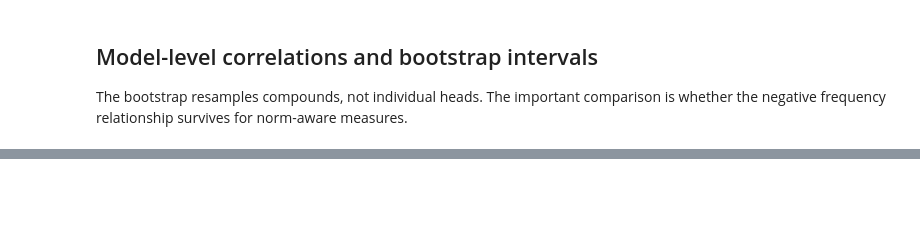
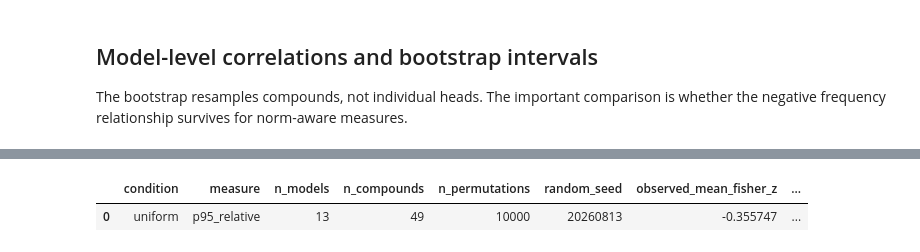
Before and after one commit to trishasalas/available-but-unreachable, a Jupyter notebook: notebooks/effective-binding-analysis.ipynb, the cells around one changed output, grey strips where cells are left out. Saved outputs shown, nothing was run; the diff lists cells and outputs as text; code cells hidden in the pictures; blank space fills up the shorter version.

```diff
--- a/notebooks/effective-binding-analysis.ipynb
+++ b/notebooks/effective-binding-analysis.ipynb
@@ -238,0 +243,80 @@ Saved: /Users/trishasalas/Repos/Research/tmlr/results/analysis/effective_binding
+# %%
+N_PERMUTATIONS = 10_000
+PRIMARY_MEASURE = "p95_relative"
+
+compound_order = sorted(summary["compound"].unique())
+if len(compound_order) != 49:
+    raise ValueError(
+        f"Expected 49 compounds for the preregistered test, found {len(compound_order)}."
+    )
+
+model_order = list(
+    summary[["family", "model"]]
+    .drop_duplicates()
+    .sort_values(["family", "model"])
+    .itertuples(index=False, name=None)
+)
+if len(model_order) != 13:
+    raise ValueError(
+        f"Expected 13 models for the preregistered test, found {len(model_order)}."
+    )
+frequency_by_compound = (
+    summary[["compound", "log_frequency"]]
+    .drop_duplicates("compound")
+    .set_index("compound")
+    .loc[compound_order, "log_frequency"]
+    .to_numpy()
+)
+
+measure_by_model = []
+observed_rhos = []
+for family, model_name in model_order:
+    group = (
+        summary[(summary["family"] == family) & (summary["model"] == model_name)]
+        .set_index("compound")
+        .loc[compound_order]
+    )
+    values = group[PRIMARY_MEASURE].to_numpy()
+    if len(values) != len(compound_order) or not np.isfinite(values).all():
+        raise ValueError(f"Incomplete values for {family}/{model_name}.")
+    measure_by_model.append(values)
+    observed_rhos.append(spearmanr(frequency_by_compound, values).statistic)
+
+observed_rhos = np.asarray(observed_rhos, dtype=float)
+if not np.isfinite(observed_rhos).all():
+    raise ValueError("At least one model has an undefined observed correlation.")
+observed_statistic = float(np.mean(np.arctanh(observed_rhos)))
+
+permutation_rng = np.random.default_rng(RANDOM_SEED)
+extreme_count = 0
+for _ in range(N_PERMUTATIONS):
+    shuffled_frequency = permutation_rng.permutation(frequency_by_compound)
+    permuted_rhos = [
+        spearmanr(shuffled_frequency, values).statistic
+        for values in measure_by_model
+    ]
+    permuted_statistic = float(np.mean(np.arctanh(permuted_rhos)))
+    if permuted_statistic <= observed_statistic:
+        extreme_count += 1
+
+permutation_p = (extreme_count + 1) / (N_PERMUTATIONS + 1)
+permutation_result = pd.DataFrame([{
+    "condition": CONDITION,
+    "measure": PRIMARY_MEASURE,
+    "n_models": len(model_order),
+    "n_compounds": len(compound_order),
+    "n_permutations": N_PERMUTATIONS,
+    "random_seed": RANDOM_SEED,
+    "observed_mean_fisher_z": observed_statistic,
+    "extreme_permutation_count": extreme_count,
+    "one_sided_p_value": permutation_p,
+}])
+permutation_path = (
+    output_dir / f"effective_binding_aggregate_permutation_{CONDITION}.csv"
+)
+permutation_result.to_csv(permutation_path, index=False)
+display(permutation_result)
+print(f"Saved: {permutation_path}")
+# %% [output]
+|  | condition | measure | n_models | n_compounds | n_permutations | random_seed | observed_mean_fisher_z | ... |
+| 0 | uniform | p95_relative | 13 | 49 | 10000 | 20260813 | -0.355747 | ... |
```
Also changed, not shown: parts of 13 cells of this notebook, 15 other files.
